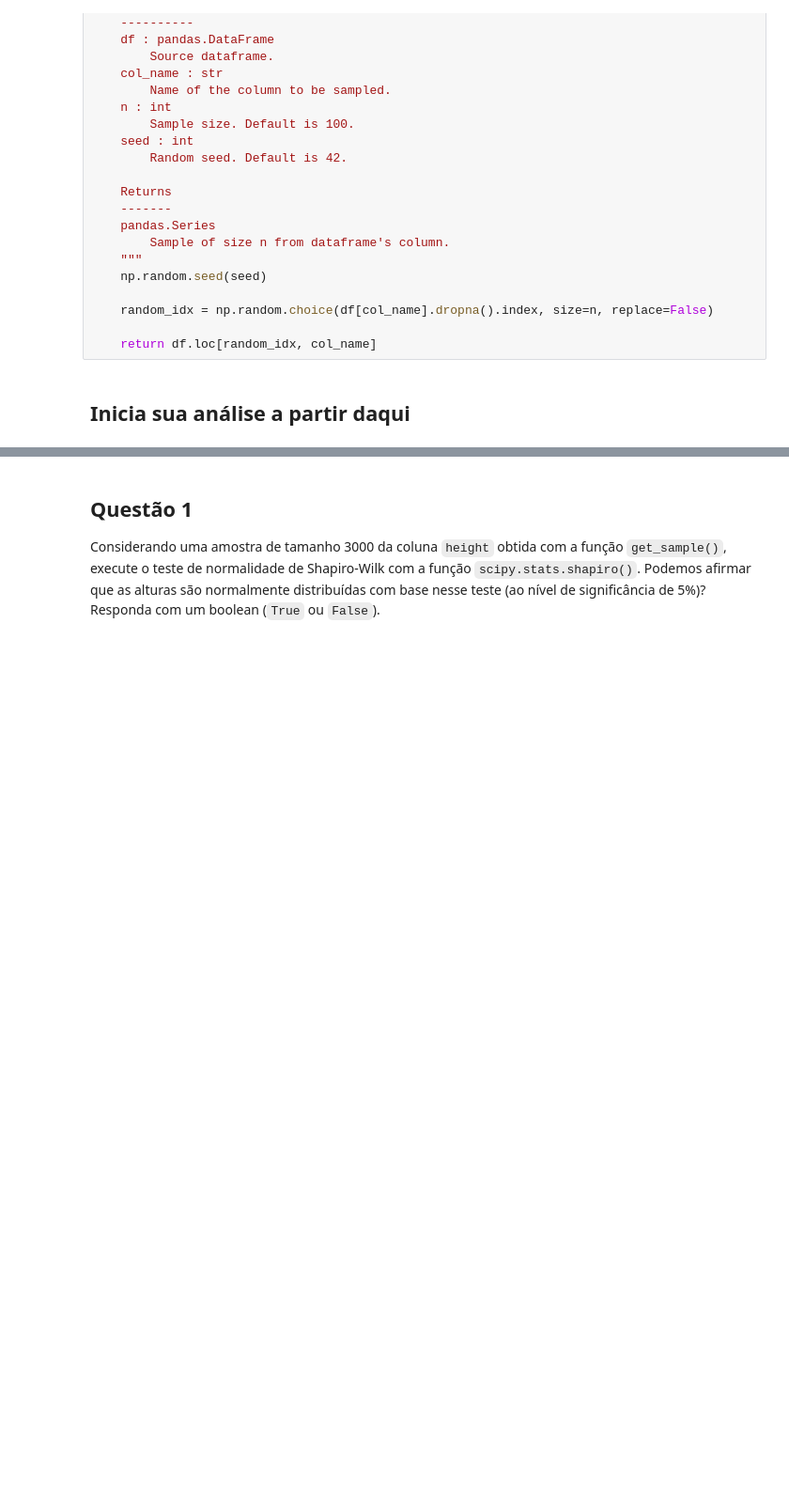
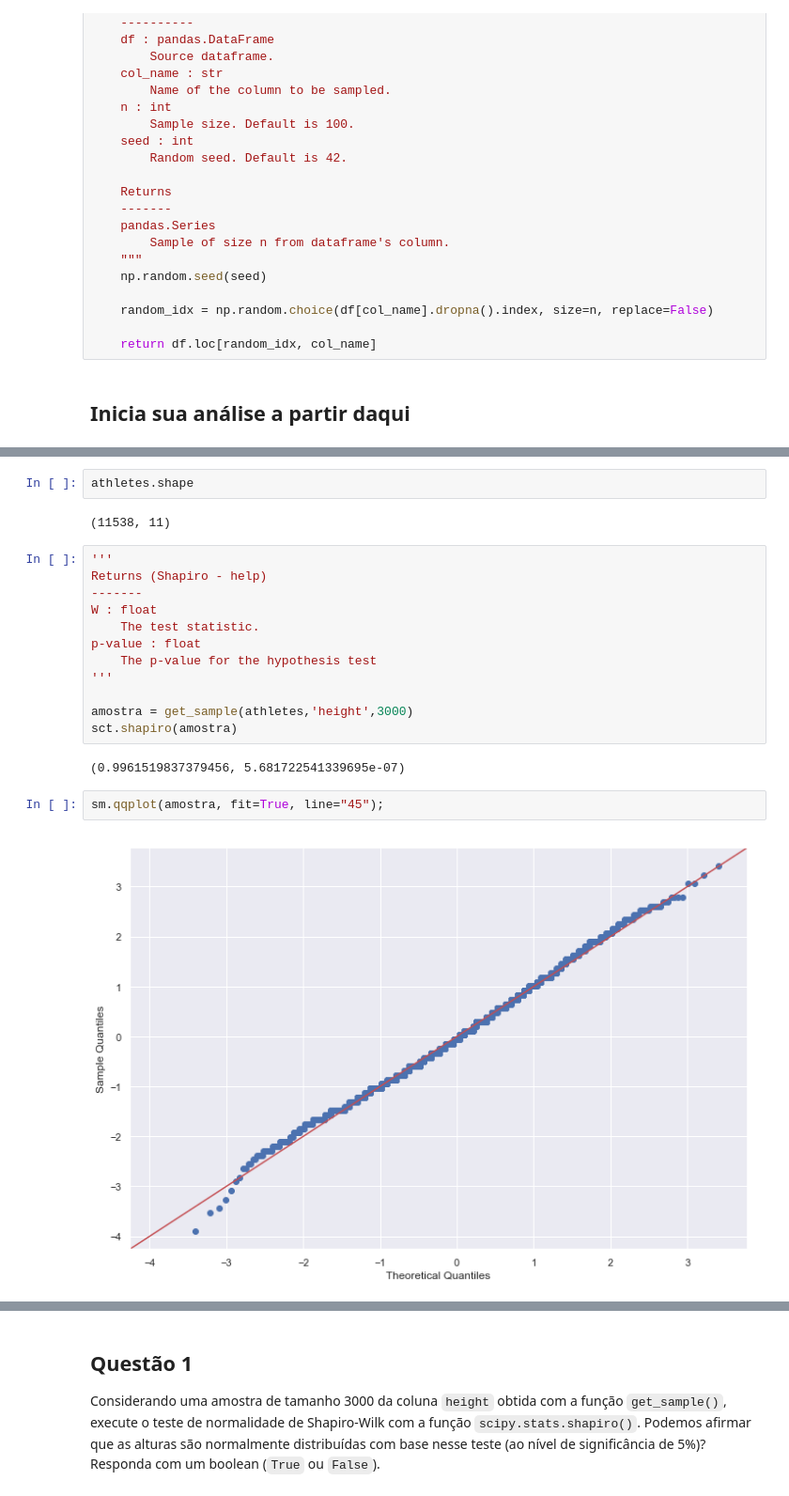
Before and after one commit to camilamelo14/codenation, a Jupyter notebook: data-science-2/main.ipynb, the cells around one changed output, grey strips where cells are left out. Shown at 94% size. Drawn from its saved outputs; the diff is of its cells as text; blank space fills up the shorter version.

```diff
--- a/data-science-2/main.ipynb
+++ b/data-science-2/main.ipynb
@@ -61,0 +93,22 @@ def get_sample(df, col_name, n=100, seed=42):
+# %%
+athletes.shape
+# %% [output]
+(11538, 11)
+# %%
+'''
+Returns (Shapiro - help)
+-------
+W : float
+    The test statistic.
+p-value : float
+    The p-value for the hypothesis test
+'''
+
+amostra = get_sample(athletes,'height',3000)
+sct.shapiro(amostra)
+# %% [output]
+(0.9961519837379456, 5.681722541339695e-07)
+# %%
+sm.qqplot(amostra, fit=True, line="45");
+# %% [output]
+[figure, added]
```
Also changed, not shown: parts of 29 cells of this notebook, 4 other files.
